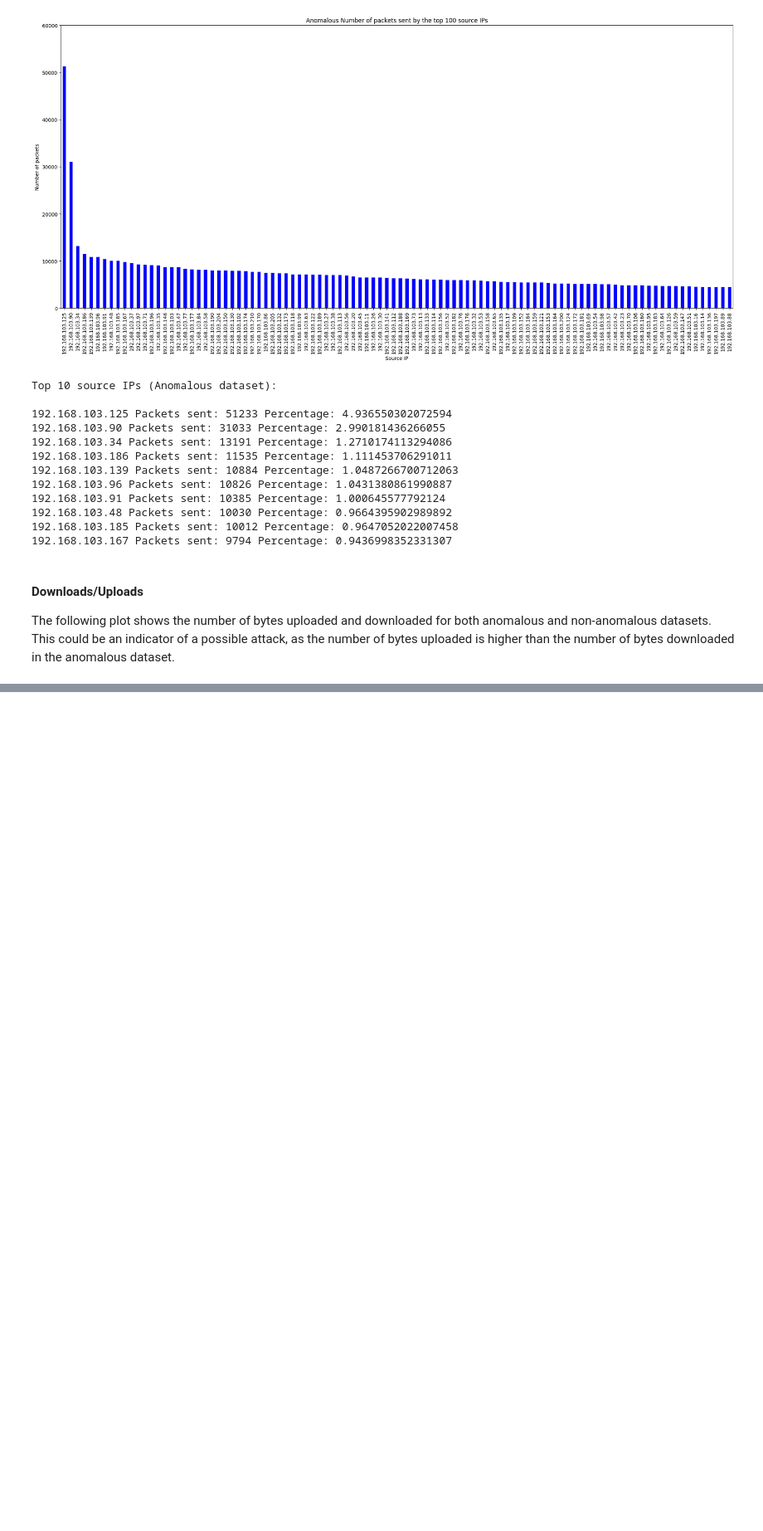
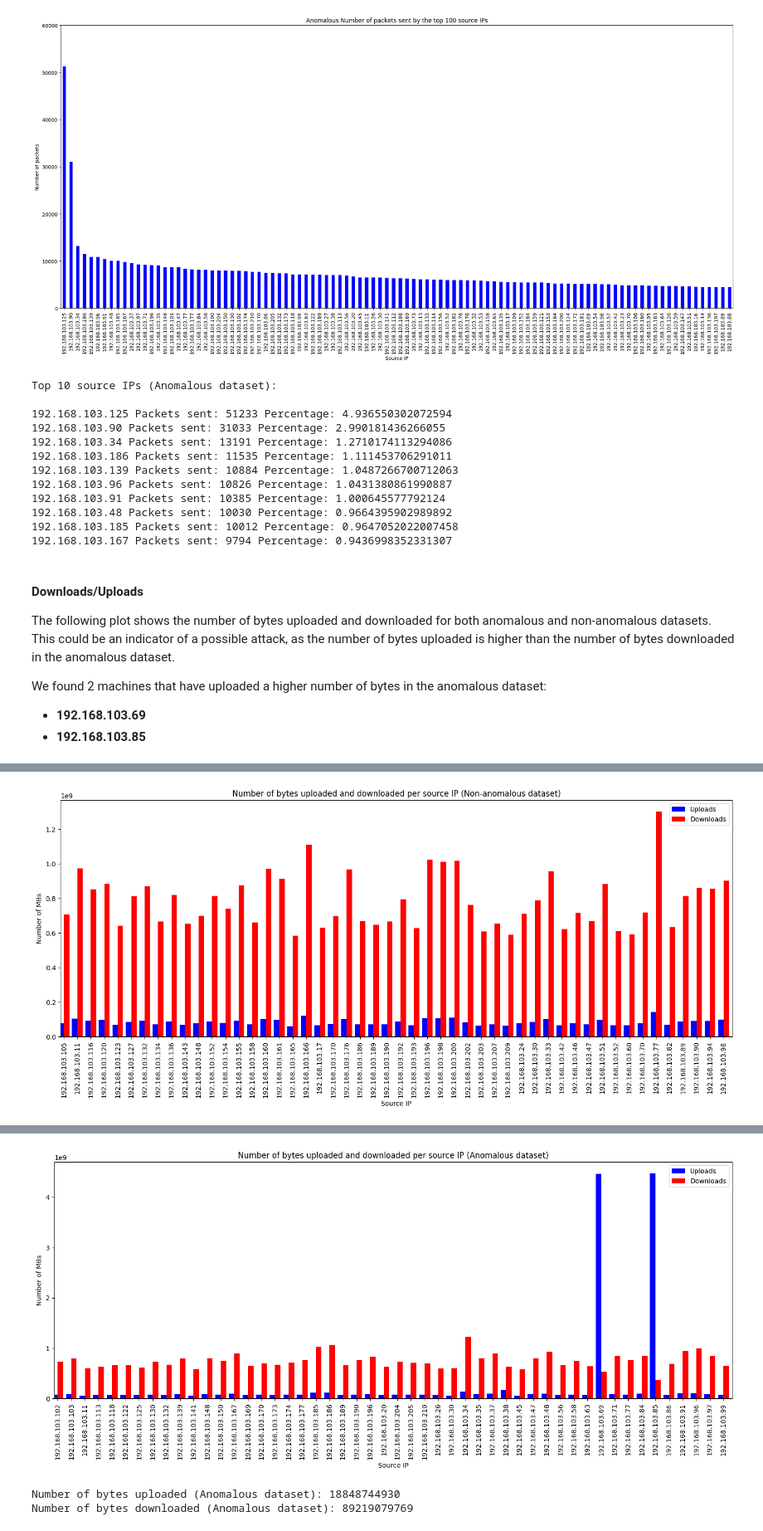
Before and after one commit to NiMouh/AD_SR, a Jupyter notebook: Project.ipynb, the cells around one changed output, grey strips where cells are left out. Shown at 83% size. Saved outputs shown, nothing was run; the diff lists cells and outputs as text; code cells hidden in the pictures; blank space fills up the shorter version.

```diff
--- a/Project.ipynb
+++ b/Project.ipynb
@@ -191,22 +198,44 @@ Top 10 source IPs (Anomalous dataset):
 #### Downloads/Uploads
 
 The following plot shows the number of bytes uploaded and downloaded for both anomalous and non-anomalous datasets. This could be an indicator of a possible attack, as the number of bytes uploaded is higher than the number of bytes downloaded in the anomalous dataset.
+
+We found 2 machines that have uploaded a higher number of bytes in the anomalous dataset:
+- **192.168.103.69**
+- **192.168.103.85**
 # %%
-def dowload_upload_dns(dataframe, title_prefix=''):
-    plt.figure(figsize=(10, 5))
-    dataframe.groupby('src_ip')['up_bytes'].sum().plot(kind='bar', color='blue', label='Uploads')
-    dataframe.groupby('src_ip')['down_bytes'].sum().plot(kind='bar', color='red', label='Downloads')
+def download_upload(dataframe, title_prefix='', top_n=50):
+    # Calculate total bytes (uploads + downloads) for each source IP
+    dataframe['total_bytes'] = dataframe['up_bytes'] + dataframe['down_bytes']
+
+    # Get the top N source IPs with the highest total bytes
+    top_src_ips = dataframe.groupby('src_ip')['total_bytes'].sum().nlargest(top_n).index
+
+    # Filter the dataframe to include only the top N source IPs
+    top_data = dataframe[dataframe['src_ip'].isin(top_src_ips)]
+
+    print(top_data[:10].to_string())
+
+    # Plot the data
+    plt.figure(figsize=(15, 7))  # Adjusting figure size for better readability
+    top_data.groupby('src_ip')['up_bytes'].sum().plot(kind='bar', width=0.4, color='blue', position=1, label='Uploads')
+    top_data.groupby('src_ip')['down_bytes'].sum().plot(kind='bar', width=0.4, color='red', position=0,
+                                                        label='Downloads')
+
     plt.title(f'Number of bytes uploaded and downloaded per source IP ({title_prefix} dataset)')
     plt.xlabel('Source IP')
-    plt.ylabel('Number of bytes')
+    plt.ylabel('Number of MBs')
     plt.legend()
+    plt.xticks(rotation=90)
+    plt.tight_layout()
     plt.show()
 
     print(f'Number of bytes uploaded ({title_prefix} dataset):', dataframe['up_bytes'].sum())
     print(f'Number of bytes downloaded ({title_prefix} dataset):', dataframe['down_bytes'].sum())
 
+
 # Call the function for non-anomalous dataset
-dowload_upload_dns(non_anomalous_df, title_prefix='Non-anomalous')
+download_upload(non_anomalous_df, title_prefix='Non-anomalous')
 
 # Call the function for anomalous dataset
-dowload_upload_dns(anomalous_df, title_prefix='Anomalous')
+download_upload(anomalous_df, title_prefix='Anomalous')
+# %% [output]
@@ -212,0 +254 @@ dowload_upload_dns(anomalous_df, title_prefix='Anomalous')
+[figure, added]
@@ -212,0 +269,3 @@ dowload_upload_dns(anomalous_df, title_prefix='Anomalous')
+[figure, added]
+Number of bytes uploaded (Anomalous dataset): 18848744930
+Number of bytes downloaded (Anomalous dataset): 89219079769
```
Also changed, not shown: parts of 16 cells of this notebook, 1 other file.
